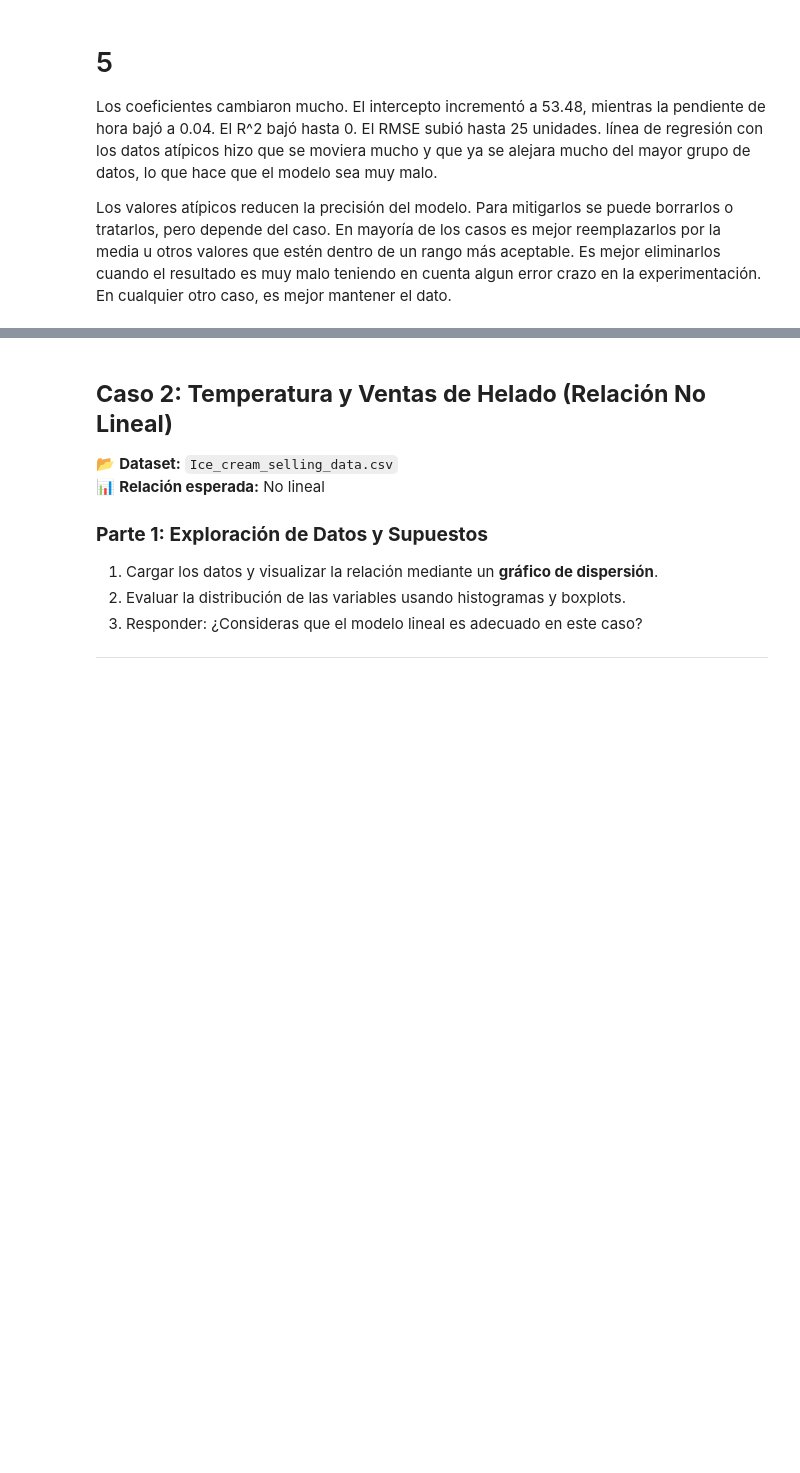
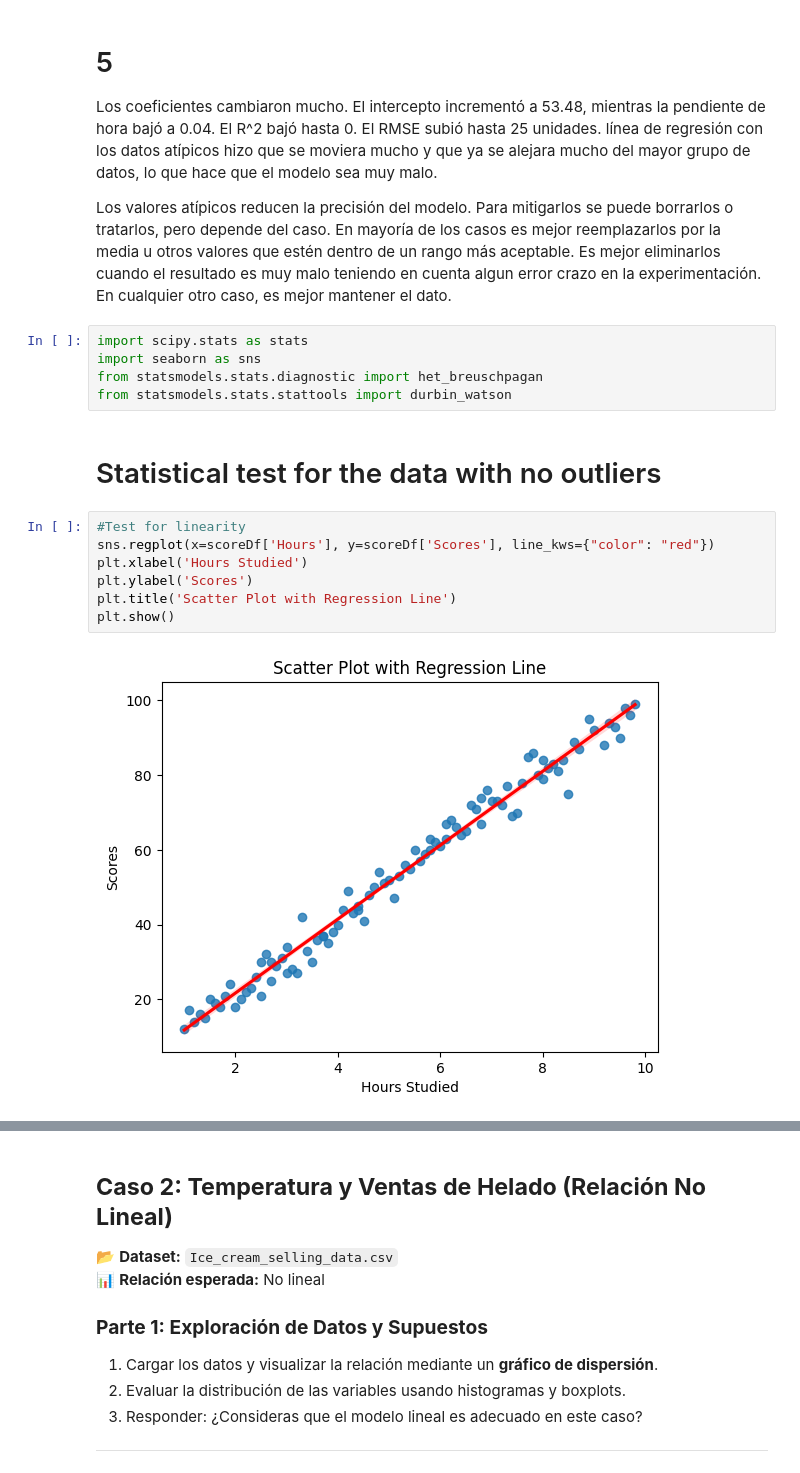
Before and after one commit to SimonGarcia01/ai-course, a Jupyter notebook: OLS intro/1-actividad.ipynb, the cells around one changed output, grey strips where cells are left out. Cells and saved outputs as stored; diff of their text form; blank space fills up the shorter version.

```diff
--- a/OLS intro/1-actividad.ipynb
+++ b/OLS intro/1-actividad.ipynb
@@ -329,3 +306,19 @@ RMSE (Root Mean Squared Error): 25.351149312093906
 Los coeficientes cambiaron mucho. El intercepto incrementó a 53.48, mientras la pendiente de hora bajó a 0.04. El R^2 bajó hasta 0. El RMSE subió hasta 25 unidades. línea de regresión con los datos atípicos hizo que se moviera mucho y que ya se alejara mucho del mayor grupo de datos, lo que hace que el modelo sea muy malo.
 
 Los valores atípicos reducen la precisión del modelo. Para mitigarlos se puede borrarlos o tratarlos, pero depende del caso. En mayoría de los casos es mejor reemplazarlos por la media u otros valores que estén dentro de un rango más aceptable. Es mejor eliminarlos cuando el resultado es muy malo teniendo en cuenta algun error crazo en la experimentación. En cualquier otro caso, es mejor mantener el dato.
+# %%
+import scipy.stats as stats
+import seaborn as sns
+from statsmodels.stats.diagnostic import het_breuschpagan
+from statsmodels.stats.stattools import durbin_watson
+# %% [markdown]
+# Statistical test for the data with no outliers
+# %%
+#Test for linearity
+sns.regplot(x=scoreDf['Hours'], y=scoreDf['Scores'], line_kws={"color": "red"})
+plt.xlabel('Hours Studied')
+plt.ylabel('Scores')
+plt.title('Scatter Plot with Regression Line')
+plt.show()
+# %% [output]
+[figure, added]
```
Also changed, not shown: parts of 32 cells of this notebook.
